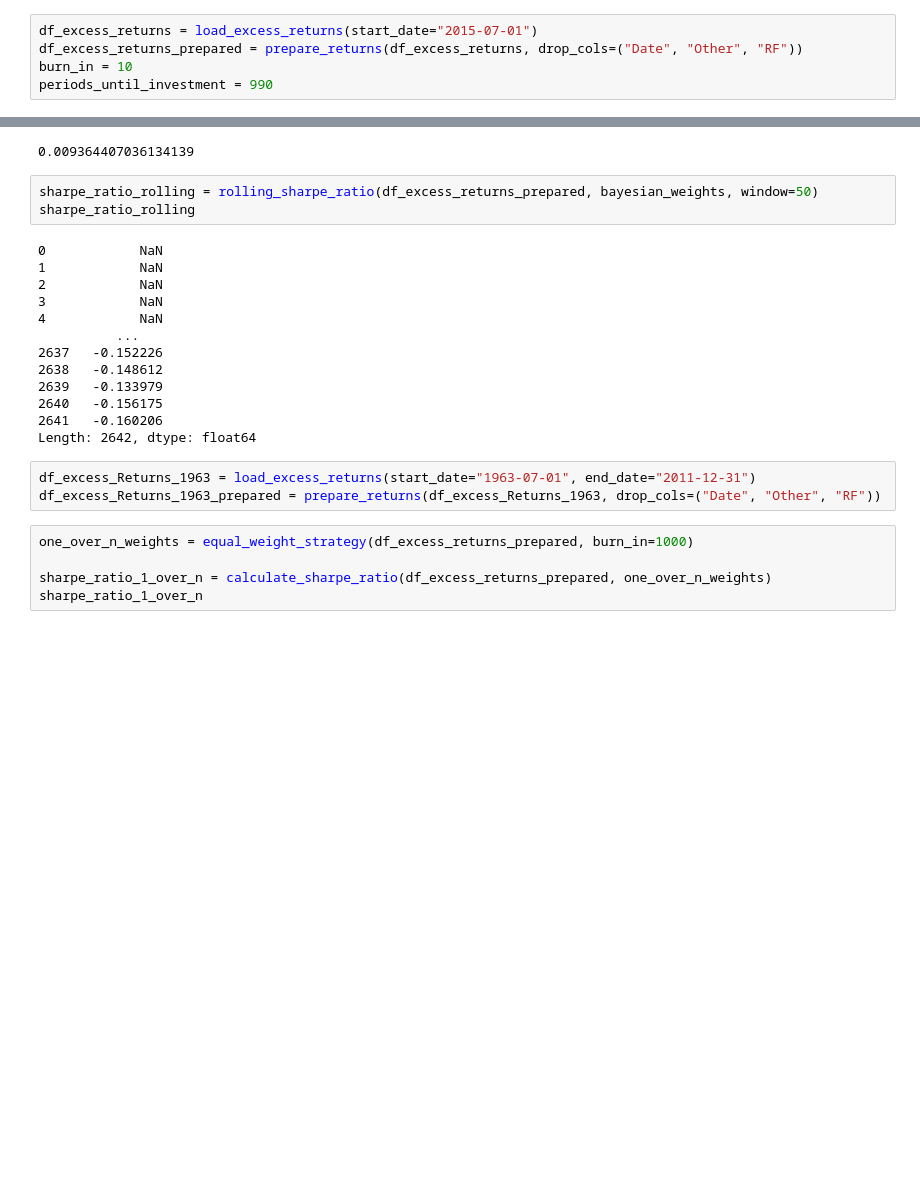
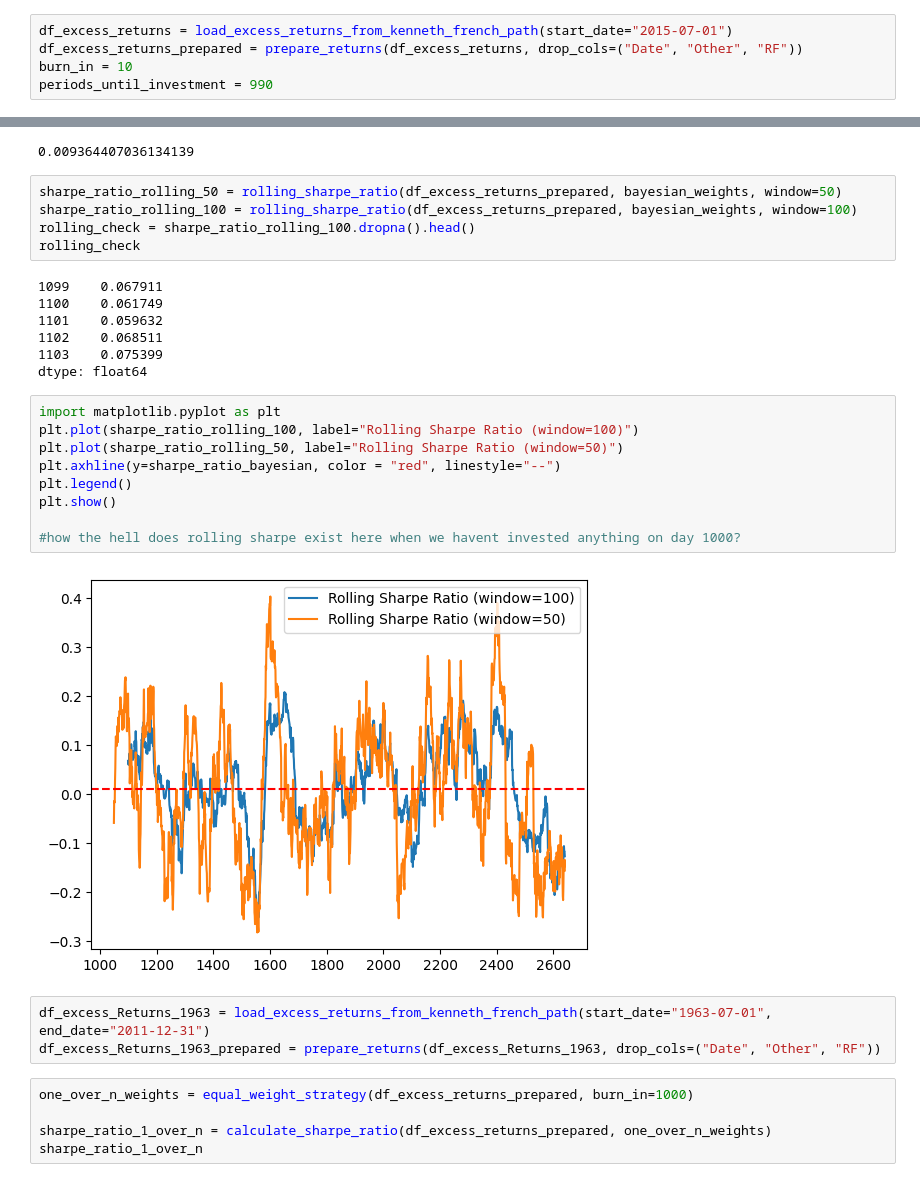
Before and after one commit to Ishikajj/possibilistic-portfolio-optimisation-py, a Jupyter notebook: src/analysis.ipynb, the cells around one changed output, grey strips where cells are left out. Cells and saved outputs as stored; diff of their text form; blank space fills up the shorter version.

```diff
--- a/src/analysis.ipynb
+++ b/src/analysis.ipynb
@@ -24,7 +24,7 @@ RISK_FREE_RATE_PATH = BASE_DIR / "../../datasets/F-F_Research_Data_Factors_daily
 # after we have the weight functions, we can look at teh oriingal returns files, calculate teh returns achieved by the portfolio
 # we use this to calculate the sharpe ratio
 # %%
-df_excess_returns = load_excess_returns(start_date="2015-07-01")
+df_excess_returns = load_excess_returns_from_kenneth_french_path(start_date="2015-07-01")
 df_excess_returns_prepared = prepare_returns(df_excess_returns, drop_cols=("Date", "Other", "RF"))
 burn_in = 10
 periods_until_investment = 990
@@ -72,23 +72,30 @@ sharpe_ratio_bayesian
 # %% [output]
 0.009364407036134139
 # %%
-sharpe_ratio_rolling = rolling_sharpe_ratio(df_excess_returns_prepared, bayesian_weights, window=50)
-sharpe_ratio_rolling
+sharpe_ratio_rolling_50 = rolling_sharpe_ratio(df_excess_returns_prepared, bayesian_weights, window=50)
+sharpe_ratio_rolling_100 = rolling_sharpe_ratio(df_excess_returns_prepared, bayesian_weights, window=100)
+rolling_check = sharpe_ratio_rolling_100.dropna().head()
+rolling_check
 # %% [output]
-0            NaN
-1            NaN
-2            NaN
-3            NaN
-4            NaN
-          ...
-2637   -0.152226
-2638   -0.148612
-2639   -0.133979
-2640   -0.156175
-2641   -0.160206
-Length: 2642, dtype: float64
+1099    0.067911
+1100    0.061749
+1101    0.059632
+1102    0.068511
+1103    0.075399
+dtype: float64
+# %%
+import matplotlib.pyplot as plt
+plt.plot(sharpe_ratio_rolling_100, label="Rolling Sharpe Ratio (window=100)")
+plt.plot(sharpe_ratio_rolling_50, label="Rolling Sharpe Ratio (window=50)")
+plt.axhline(y=sharpe_ratio_bayesian, color = "red", linestyle="--")
+plt.legend()
+plt.show()
+
+#how the hell does rolling sharpe exist here when we havent invested anything on day 1000?
+# %% [output]
+[figure, added]
 # %%
-df_excess_Returns_1963 = load_excess_returns(start_date="1963-07-01", end_date="2011-12-31")
+df_excess_Returns_1963 = load_excess_returns_from_kenneth_french_path(start_date="1963-07-01", end_date="2011-12-31")
 df_excess_Returns_1963_prepared = prepare_returns(df_excess_Returns_1963, drop_cols=("Date", "Other", "RF"))
 # %%
 one_over_n_weights = equal_weight_strategy(df_excess_returns_prepared, burn_in=1000)
```
Also changed, not shown: parts of 7 cells of this notebook, 7 other files.
